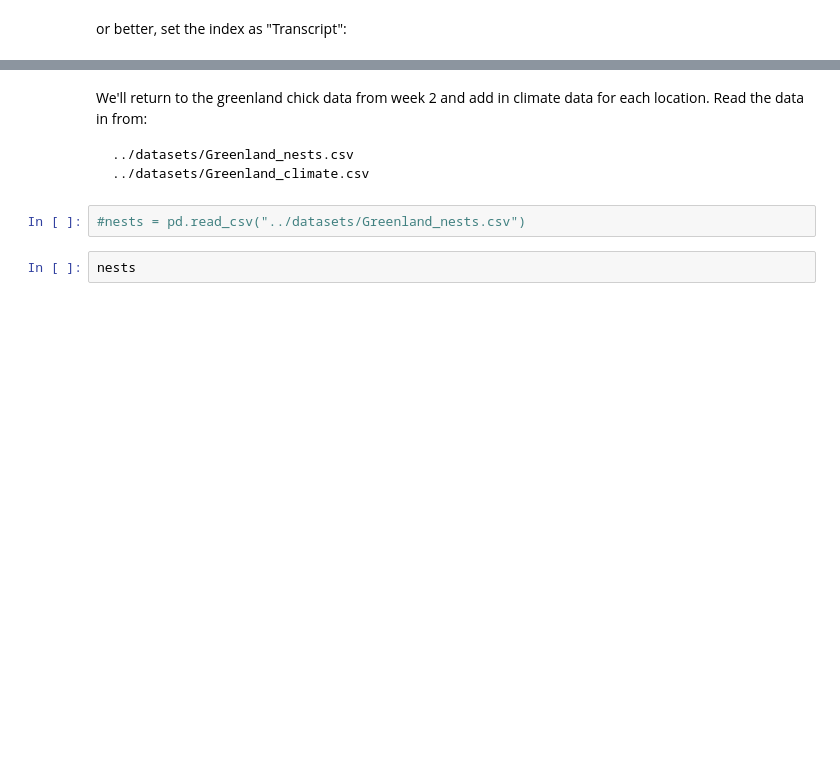
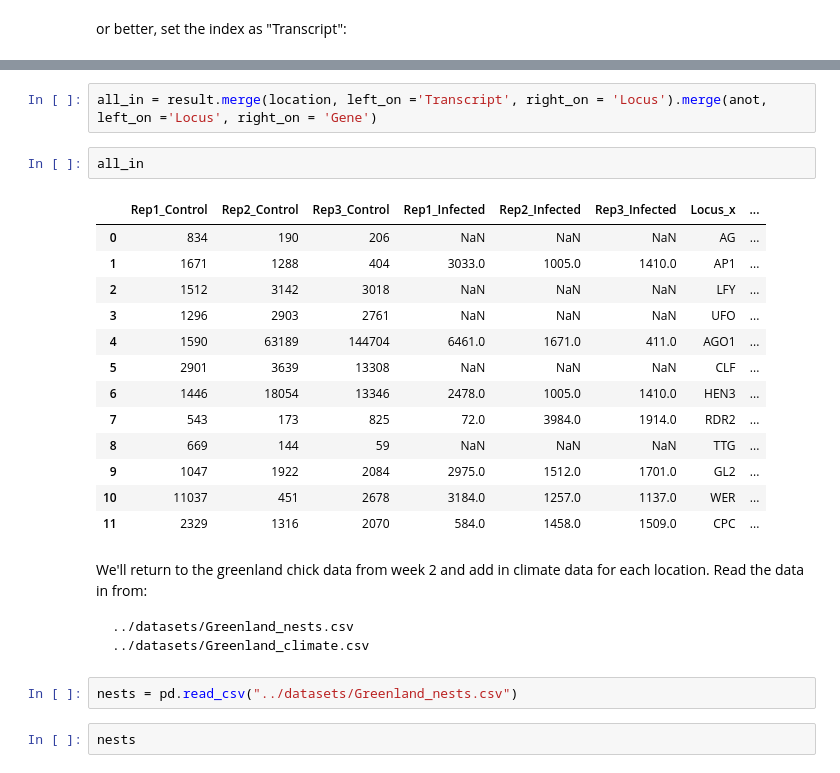
Before and after one commit to nicksavill/DEB_development, a Jupyter notebook: Week_5/Class_9_interactive.ipynb, the cells around one changed output, grey strips where cells are left out. Saved outputs shown, nothing was run; the diff lists cells and outputs as text; blank space fills up the shorter version.

```diff
--- a/Week_5/Class_9_interactive.ipynb
+++ b/Week_5/Class_9_interactive.ipynb
@@ -287,3 +359,21 @@ result
+# %%
+all_in = result.merge(location, left_on ='Transcript', right_on = 'Locus').merge(anot, left_on ='Locus', right_on = 'Gene')
+# %%
+all_in
+# %% [output]
+|  | Rep1_Control | Rep2_Control | Rep3_Control | Rep1_Infected | Rep2_Infected | Rep3_Infected | Locus_x | ... |
+| 0 | 834 | 190 | 206 | NaN | NaN | NaN | AG | ... |
+| 1 | 1671 | 1288 | 404 | 3033.0 | 1005.0 | 1410.0 | AP1 | ... |
+| 2 | 1512 | 3142 | 3018 | NaN | NaN | NaN | LFY | ... |
+| 3 | 1296 | 2903 | 2761 | NaN | NaN | NaN | UFO | ... |
+| 4 | 1590 | 63189 | 144704 | 6461.0 | 1671.0 | 411.0 | AGO1 | ... |
+| 5 | 2901 | 3639 | 13308 | NaN | NaN | NaN | CLF | ... |
+| 6 | 1446 | 18054 | 13346 | 2478.0 | 1005.0 | 1410.0 | HEN3 | ... |
+| 7 | 543 | 173 | 825 | 72.0 | 3984.0 | 1914.0 | RDR2 | ... |
+| 8 | 669 | 144 | 59 | NaN | NaN | NaN | TTG | ... |
+| 9 | 1047 | 1922 | 2084 | 2975.0 | 1512.0 | 1701.0 | GL2 | ... |
+| 10 | 11037 | 451 | 2678 | 3184.0 | 1257.0 | 1137.0 | WER | ... |
+| 11 | 2329 | 1316 | 2070 | 584.0 | 1458.0 | 1509.0 | CPC | ... |
 # %% [markdown]
 We'll return to the greenland chick data from week 2 and add in climate data for each location.
 Read the data in from:
@@ -291,7 +381,7 @@ Read the data in from:
     ../datasets/Greenland_nests.csv
     ../datasets/Greenland_climate.csv
 # %%
-#nests = pd.read_csv("../datasets/Greenland_nests.csv")
+nests = pd.read_csv("../datasets/Greenland_nests.csv")
 # %%
 nests
 # %% [output]
```
Also changed, not shown: parts of 138 cells of this notebook, 13 other files.
